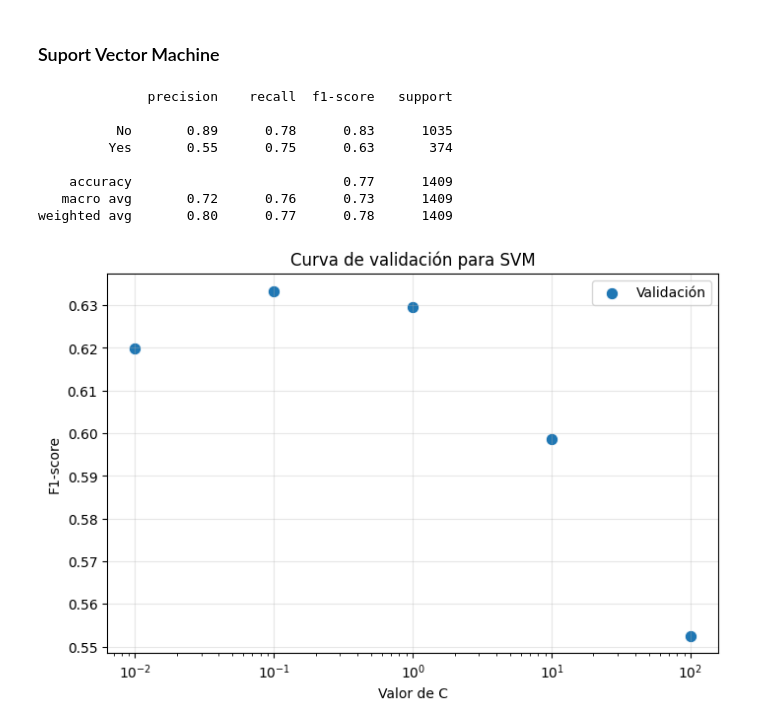
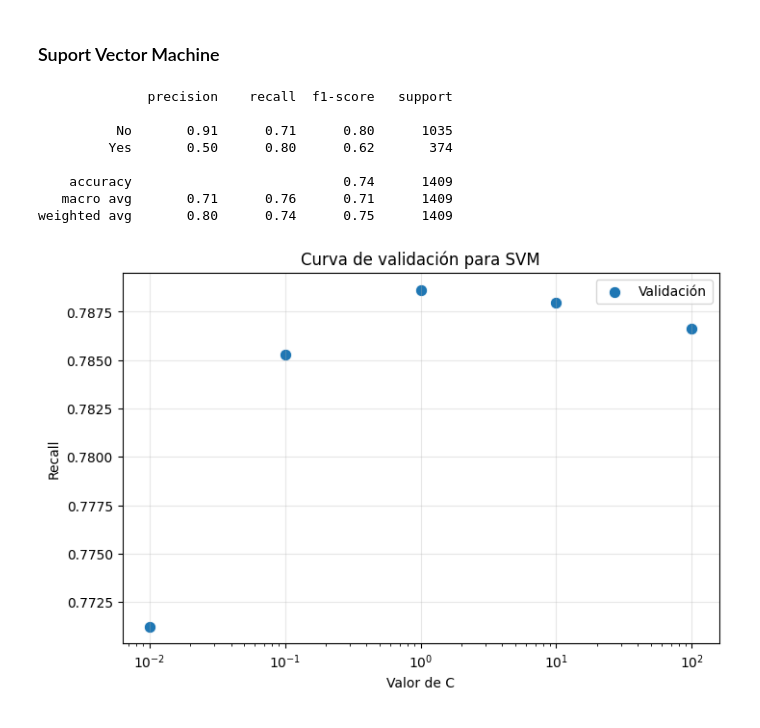
Before and after one commit to Rick2898/Machine_Learning_classification, a Jupyter notebook: main_copy.ipynb, the cells around one changed output. Cells and saved outputs as stored; diff of their text form; code cells hidden in the pictures.

```diff
--- a/main_copy.ipynb
+++ b/main_copy.ipynb
@@ -321,5 +328,5 @@ Text(0, 0.5, 'f1_score')
 # %%
-"""param_grid = {
+param_grid = {
     "random_forest__n_estimators": [100, 150, 200, 250, 300],
     "random_forest__max_depth": [None, 10, 20, 30],
     "random_forest__min_samples_split": [2, 5, 10],
@@ -330,7 +337,7 @@ Text(0, 0.5, 'f1_score')
 grid = GridSearchCV(
     estimator=model,
     param_grid=param_grid,
-    scoring=make_scorer(f1_score, pos_label="Yes"),
+    scoring=make_scorer(recall_score, pos_label="Yes"),
     cv=5,
     n_jobs=-1,
     verbose=1
@@ -342,5 +349,5 @@ print("Mejores parámetros:")
 print(grid.best_params_)
 
 print("Mejor score en validación cruzada:")
-print(grid.best_score_)"""
+print(grid.best_score_)
 # %% [output]
@@ -415,9 +426,9 @@ plt.show()
 ### Suport Vector Machine
 # %%
 model_svm = Pipeline([
-    ("under_sampling", RandomUnderSampler(sampling_strategy=0.8, random_state=42)),
+    ("under_sampling", RandomUnderSampler(sampling_strategy=0.9, random_state=42)),
     ("preprocessing", prepo),
-    ("svm", SVC(C=1, kernel="rbf", random_state=42))
+    ("svm", SVC(C=10, kernel="linear", random_state=42))
 ])
 
 model_svm.fit(X_train, y_train)
@@ -428,12 +439,36 @@ print(classification_report(y_test, y_pred_test))
 # %% [output]
               precision    recall  f1-score   support
 
-          No       0.89      0.78      0.83      1035
-         Yes       0.55      0.75      0.63       374
+          No       0.91      0.71      0.80      1035
+         Yes       0.50      0.80      0.62       374
 
-    accuracy                           0.77      1409
-   macro avg       0.72      0.76      0.73      1409
-weighted avg       0.80      0.77      0.78      1409
+    accuracy                           0.74      1409
+   macro avg       0.71      0.76      0.71      1409
+weighted avg       0.80      0.74      0.75      1409
+# %%
+param_grid = {
+    "under_sampling__sampling_strategy": np.round(np.arange(0.1, 1.0, 0.1), 1),
+    "svm__C": [0.01, 0.1, 1, 10, 100],
+    "svm__kernel": ["linear", "rbf"],
+    "svm__gamma": ["scale", "auto"]
+}
+
+grid_svm = GridSearchCV(
+    estimator=model_svm,
+    param_grid=param_grid,
+    scoring=make_scorer(recall_score, pos_label="Yes"),
+    cv=5,
+    n_jobs=-1,
+    verbose=1
+)
+
+grid_svm.fit(X_train, y_train)
+
+print("Mejores parámetros para SVM:")
+print(grid_svm.best_params_)
+
+print("\nMejor recall en validación cruzada:")
+print(grid_svm.best_score_)
 # %%
 param_range = [0.01, 0.1, 1, 10, 100]
 
@@ -443,28 +478,28 @@ train_scores, val_scores = validation_curve(
     y=y_train,
     param_name="svm__C",
     param_range=param_range,
-    scoring=make_scorer(f1_score, pos_label="Yes"),
+    scoring=make_scorer(recall_score, pos_label="Yes"),
     cv=5,
     n_jobs=-1
 )
 # %%
 mean_val_scores = val_scores.mean(axis=1)
 std_val_scores = val_scores.std(axis=1)
 
 plt.figure(figsize=(8, 5))
 sns.scatterplot(x=param_range, y=mean_val_scores, s=80, label="Validación")
 
 
 
 plt.xscale("log")
 plt.xlabel("Valor de C")
-plt.ylabel("F1-score")
+plt.ylabel("Recall")
 plt.title("Curva de validación para SVM")
 plt.grid(True, alpha=0.3)
 plt.legend()
 plt.show()
 # %% [output]
-[figure, old version]
+[figure, new version]
 # %%
 y_pred = model_svm.predict(X_test)
 confmat_random = confusion_matrix(y_true=y_test, y_pred=y_pred)
```
Also changed, not shown: parts of 21 cells of this notebook.
